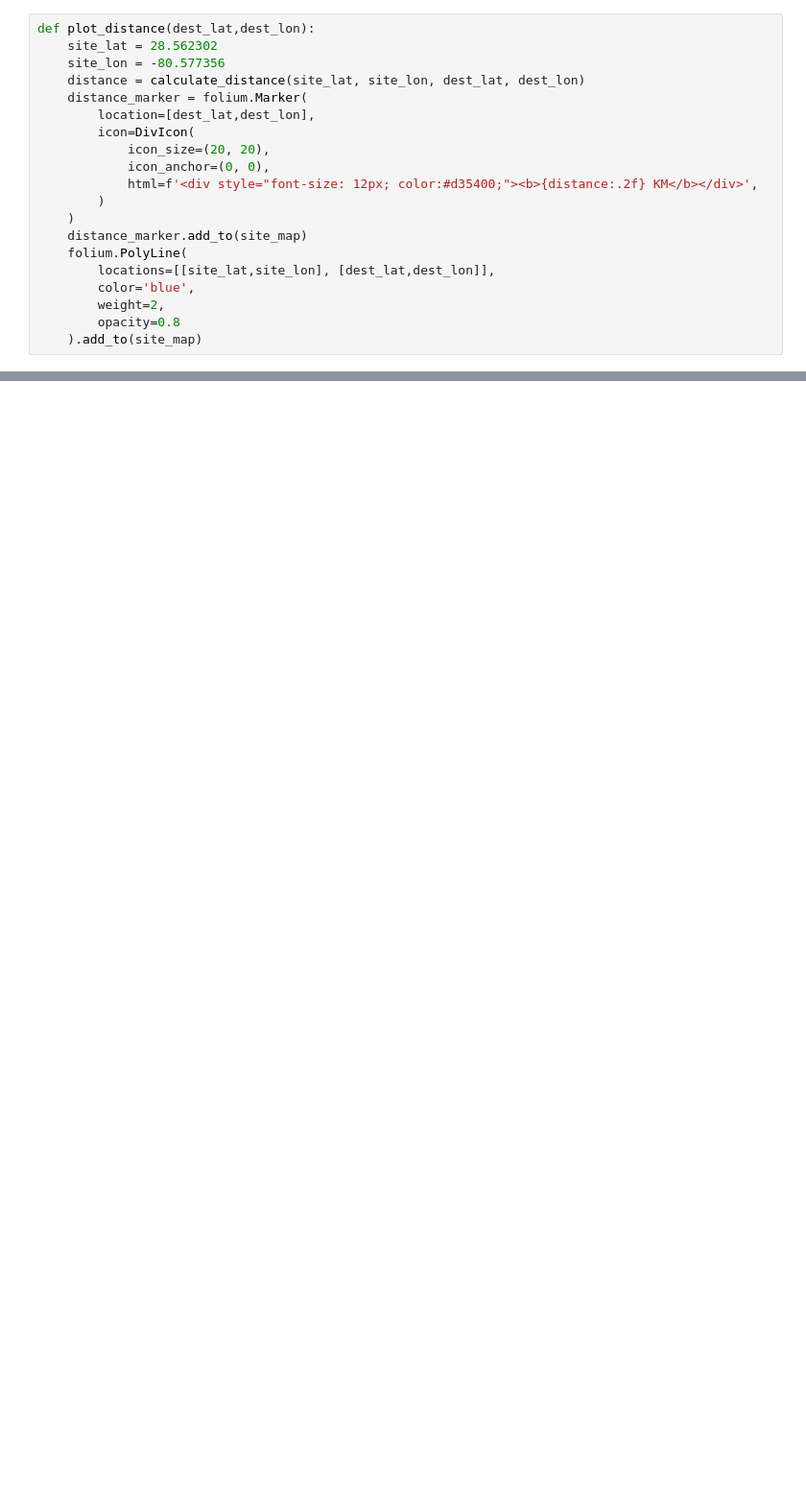
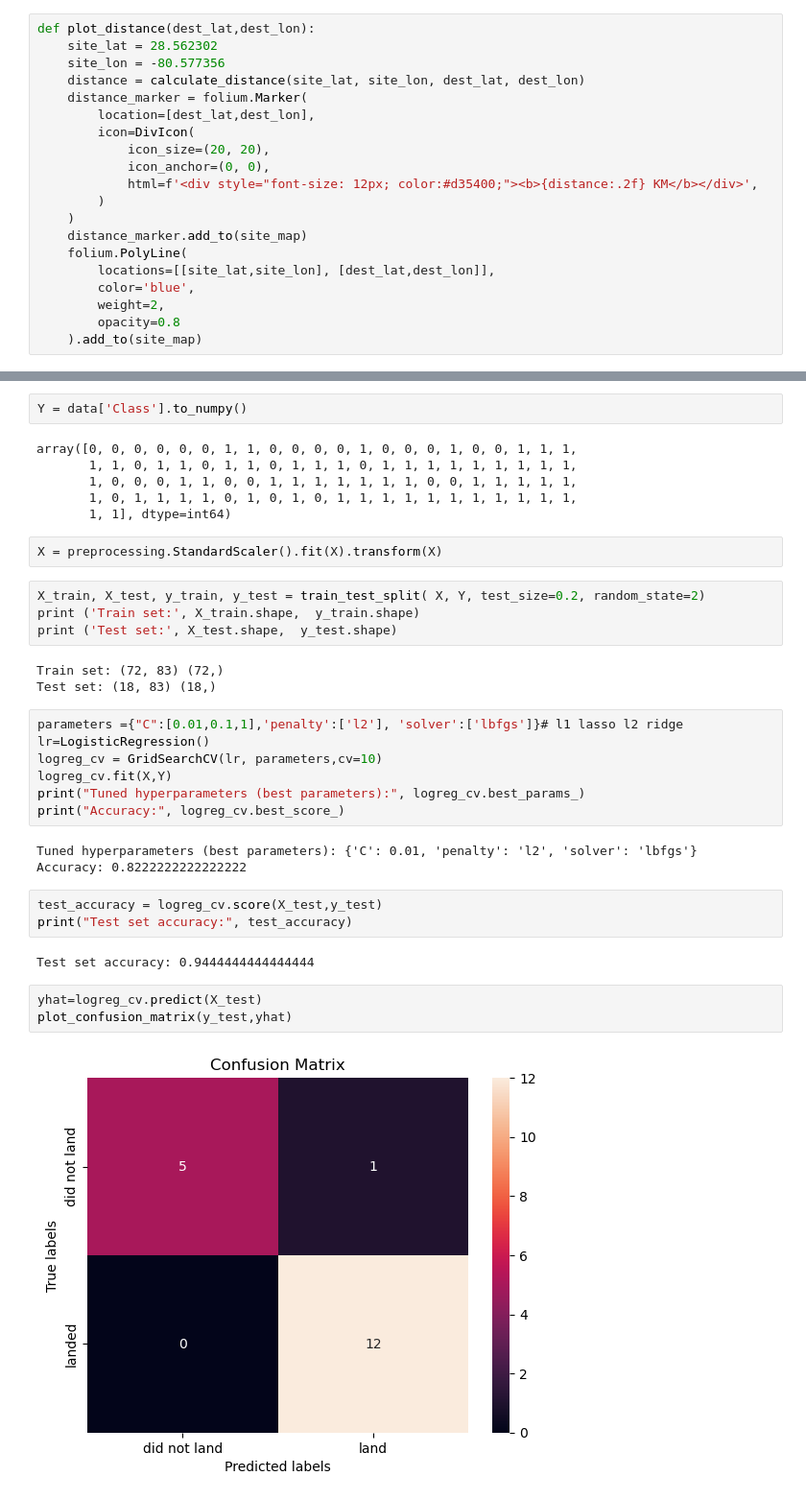
Before and after one commit to chipwayambokomas/IBM-CAPSTONE-PROJECT, a Jupyter notebook: main.ipynb, the cells around one changed output, grey strips where cells are left out. Shown at 96% size. Saved outputs shown, nothing was run; the diff lists cells and outputs as text; blank space fills up the shorter version.

Commit message:
predictive analysis complete

```diff
--- a/main.ipynb
+++ b/main.ipynb
@@ -1018,0 +1084,37 @@ site_map
+# %%
+Y = data['Class'].to_numpy()
+# %% [output]
+array([0, 0, 0, 0, 0, 0, 1, 1, 0, 0, 0, 0, 1, 0, 0, 0, 1, 0, 0, 1, 1, 1,
+       1, 1, 0, 1, 1, 0, 1, 1, 0, 1, 1, 1, 0, 1, 1, 1, 1, 1, 1, 1, 1, 1,
+       1, 0, 0, 0, 1, 1, 0, 0, 1, 1, 1, 1, 1, 1, 1, 0, 0, 1, 1, 1, 1, 1,
+       1, 0, 1, 1, 1, 1, 0, 1, 0, 1, 0, 1, 1, 1, 1, 1, 1, 1, 1, 1, 1, 1,
+       1, 1], dtype=int64)
+# %%
+X = preprocessing.StandardScaler().fit(X).transform(X)
+# %%
+X_train, X_test, y_train, y_test = train_test_split( X, Y, test_size=0.2, random_state=2)
+print ('Train set:', X_train.shape,  y_train.shape)
+print ('Test set:', X_test.shape,  y_test.shape)
+# %% [output]
+Train set: (72, 83) (72,)
+Test set: (18, 83) (18,)
+# %%
+parameters ={"C":[0.01,0.1,1],'penalty':['l2'], 'solver':['lbfgs']}# l1 lasso l2 ridge
+lr=LogisticRegression()
+logreg_cv = GridSearchCV(lr, parameters,cv=10)
+logreg_cv.fit(X,Y)
+print("Tuned hyperparameters (best parameters):", logreg_cv.best_params_)
+print("Accuracy:", logreg_cv.best_score_)
+# %% [output]
+Tuned hyperparameters (best parameters): {'C': 0.01, 'penalty': 'l2', 'solver': 'lbfgs'}
+Accuracy: 0.8222222222222222
+# %%
+test_accuracy = logreg_cv.score(X_test,y_test)
+print("Test set accuracy:", test_accuracy)
+# %% [output]
+Test set accuracy: 0.9444444444444444
+# %%
+yhat=logreg_cv.predict(X_test)
+plot_confusion_matrix(y_test,yhat)
+# %% [output]
+[figure, added]
```
Also changed, not shown: parts of 9 cells of this notebook.
